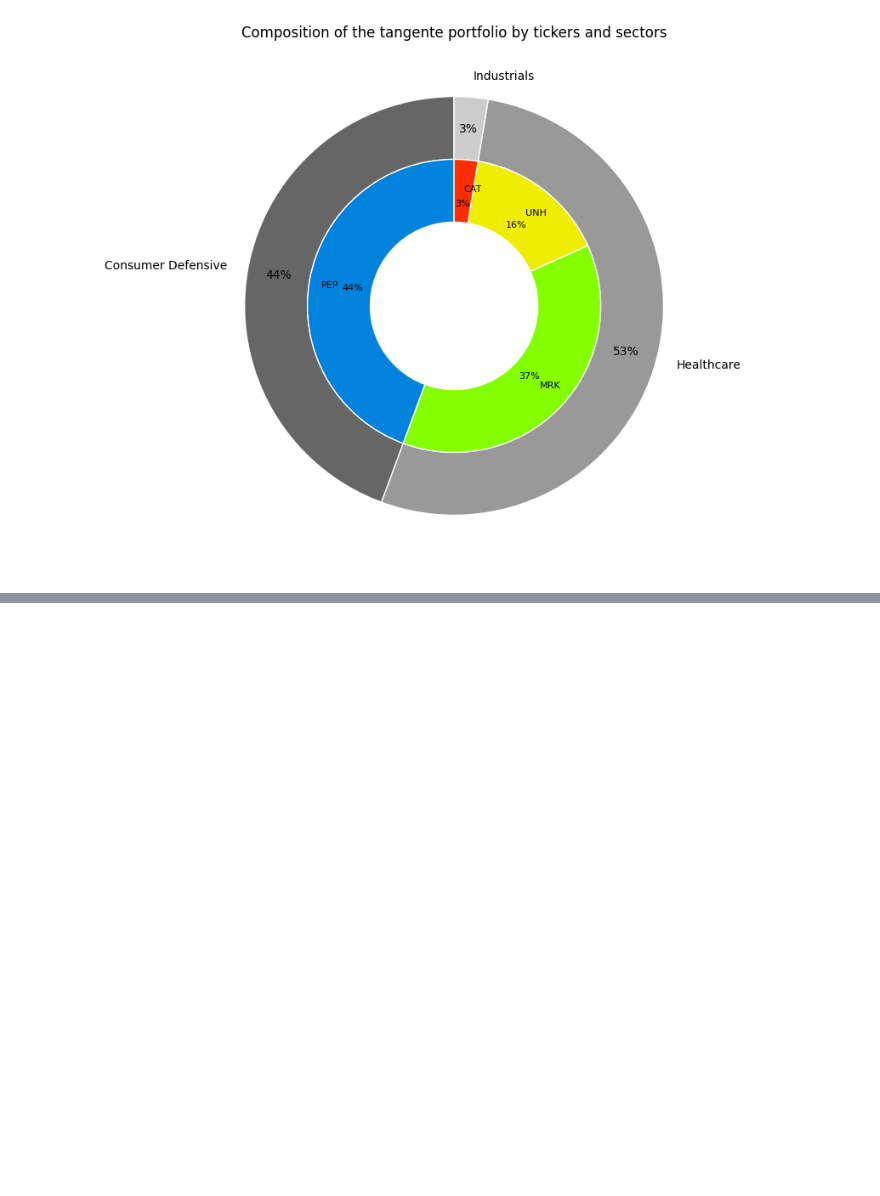
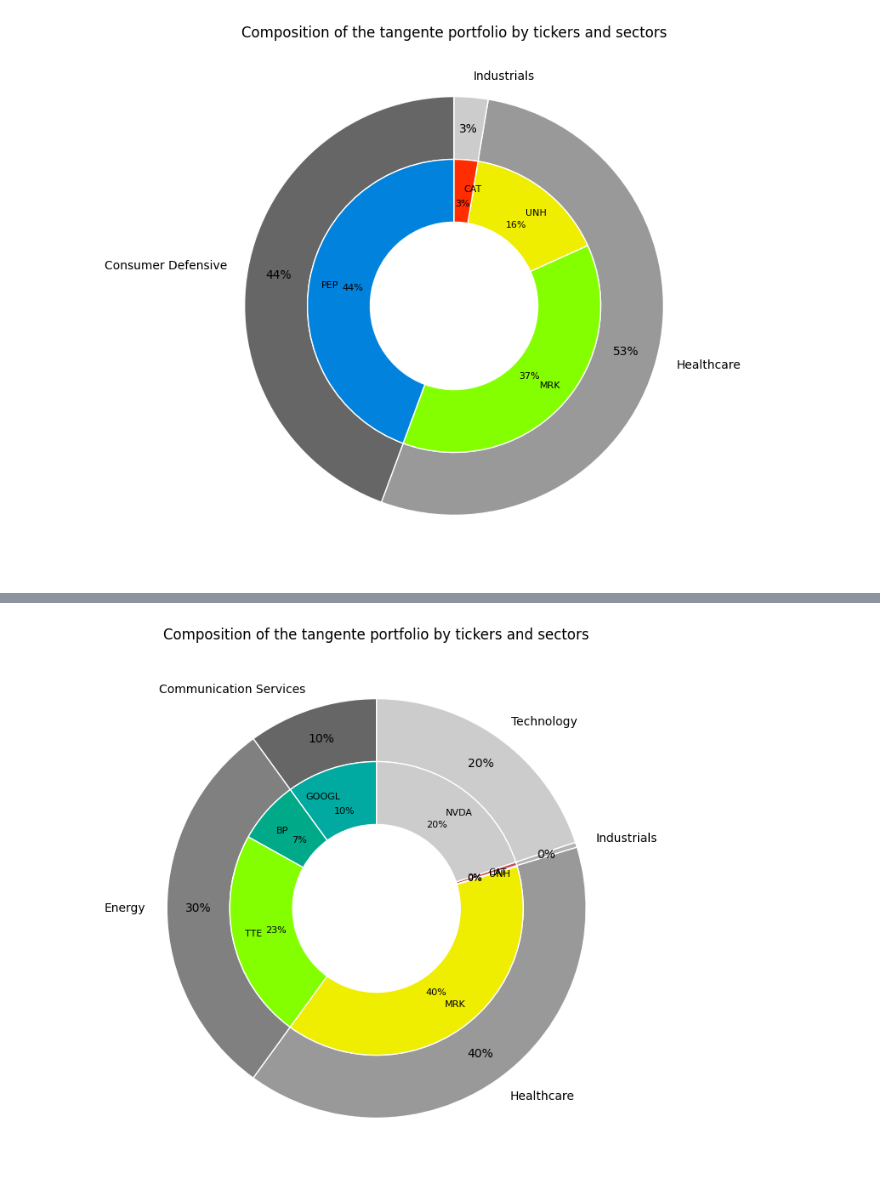
Before and after one commit to antoinedte/-Allocation_de_portefeuille_sous_contrainte_ESG, a Jupyter notebook: exploration/20240309_msci_rating.ipynb, the cells around one changed output, grey strips where cells are left out. Drawn from its saved outputs; the diff is of its cells as text; code cells hidden in the pictures; blank space fills up the shorter version.

```diff
--- a/exploration/20240309_msci_rating.ipynb
+++ b/exploration/20240309_msci_rating.ipynb
@@ -203,0 +236,9 @@ PORTFOLIO.plot_tangente_portfolio_composition(gammas=GAMMA_VALUES,
+# %%
+PORTFOLIO.plot_tangente_portfolio_composition(GAMMA_VALUES,
+                                  risk_free_rate=RISK_FREE_RATE,
+                                  max_esg_score=MAX_ESG_SCORE,
+                                  fully_invested=True,
+                                  long_only=True,
+                                  sector_min_weight_x_dict=SECTOR_MIN_WEIGHT_X_DICT_SOME_MINS)
+# %% [output]
+[figure, added]
```
Also changed, not shown: parts of 15 cells of this notebook, 1 other file.
